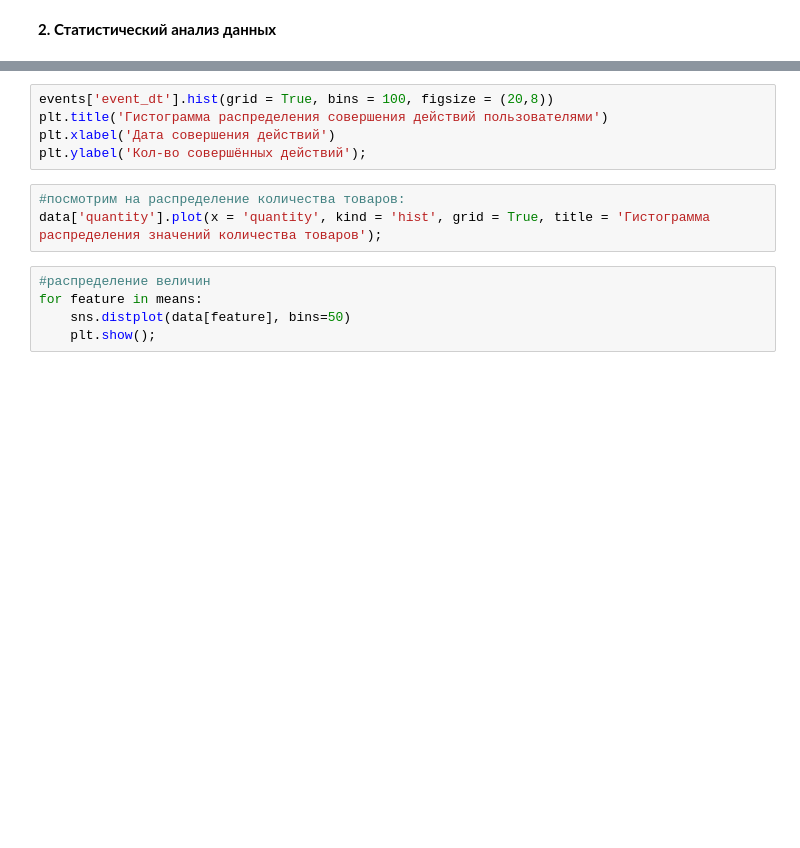
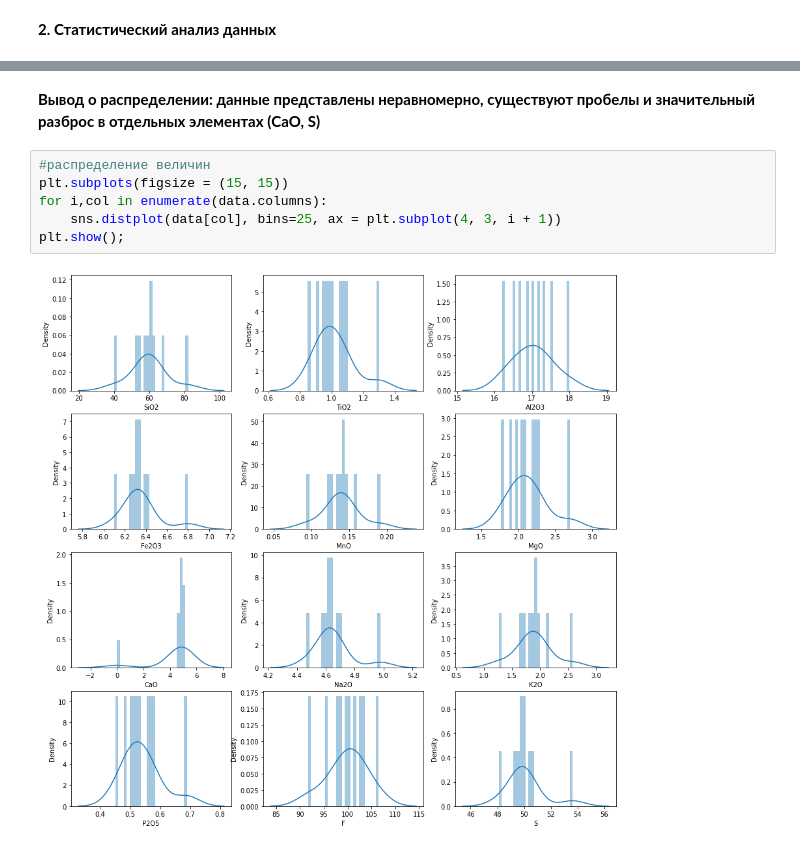
Before and after one commit to KateLop/Work, a Jupyter notebook: my_class.ipynb, the cells around one changed output, grey strips where cells are left out. Saved outputs shown, nothing was run; the diff lists cells and outputs as text; blank space fills up the shorter version.

```diff
--- a/my_class.ipynb
+++ b/my_class.ipynb
@@ -114,14 +103,11 @@ data.hist(figsize=(15,10));
-# %%
-events['event_dt'].hist(grid = True, bins = 100, figsize = (20,8))
-plt.title('Гистограмма распределения совершения действий пользователями')
-plt.xlabel('Дата совершения действий')
-plt.ylabel('Кол-во совершённых действий');
-# %%
-#посмотрим на распределение количества товаров:
-data['quantity'].plot(x = 'quantity', kind = 'hist', grid = True, title = 'Гистограмма распределения значений количества товаров');
+# %% [markdown]
+**Вывод о распределении: данные представлены неравномерно, существуют пробелы и значительный разброс в отдельных элементах (CaO, S)**
 # %%
 #распределение величин
-for feature in means:
-    sns.distplot(data[feature], bins=50)
-    plt.show();
+plt.subplots(figsize = (15, 15))
+for i,col in enumerate(data.columns):
+    sns.distplot(data[col], bins=25, ax = plt.subplot(4, 3, i + 1))
+plt.show();
+# %% [output]
+[figure, added]
 # %%
```
Also changed, not shown: parts of 23 cells of this notebook.
